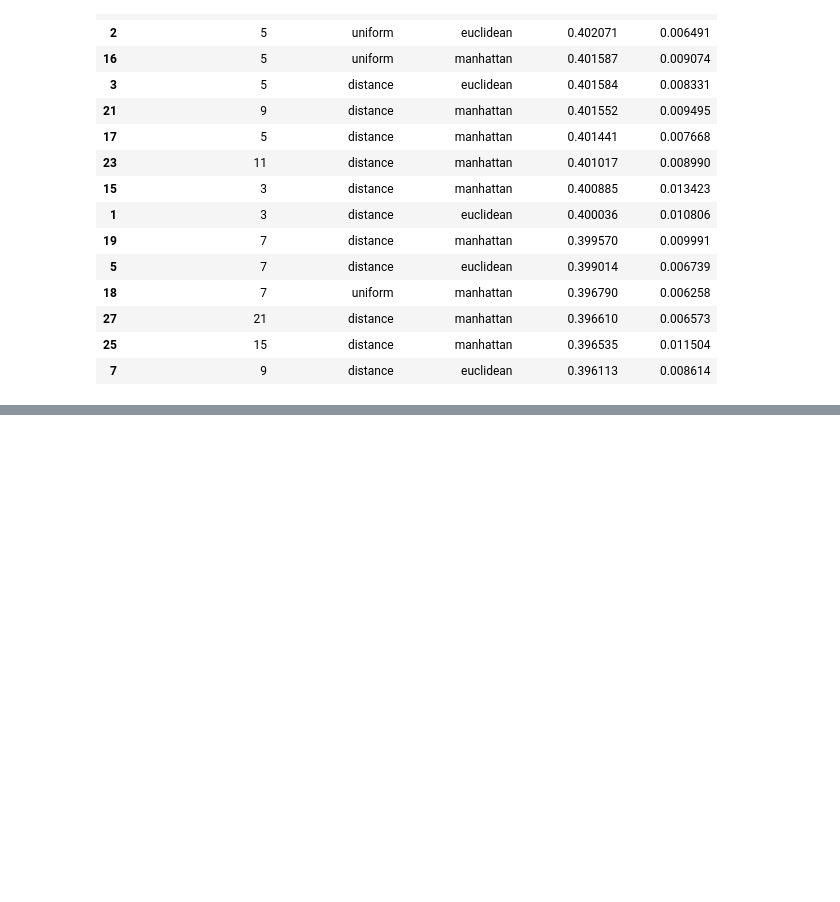
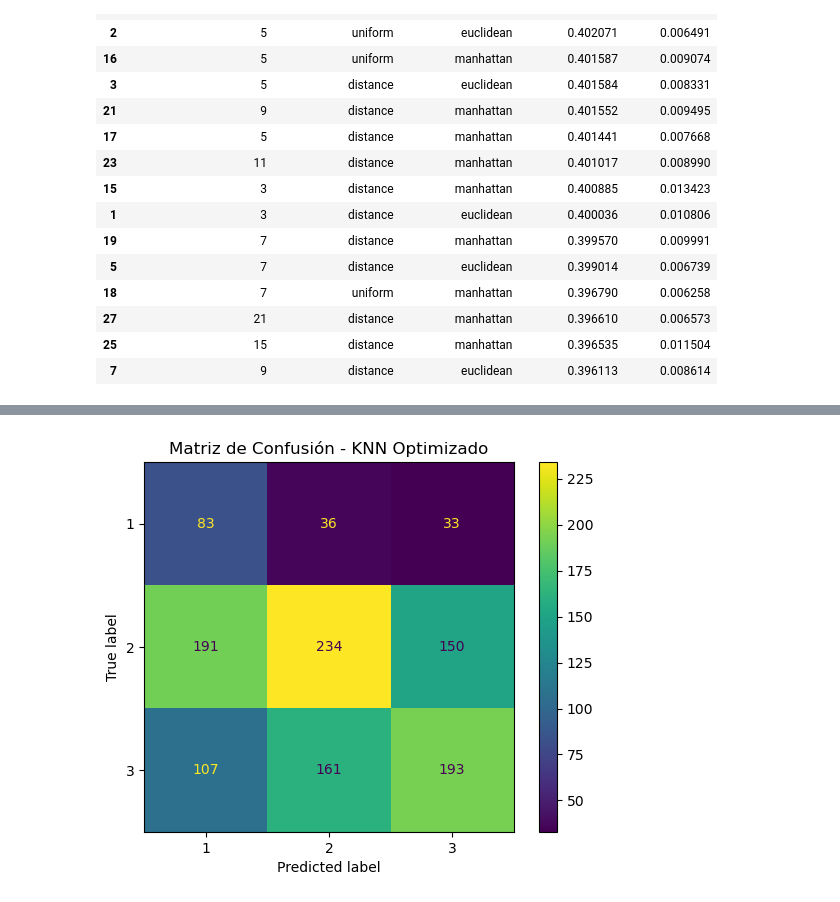
Before and after one commit to dvazquez1981/tp_final_AdM, a Jupyter notebook: TPG_Final.ipynb, the cells around one changed output, grey strips where cells are left out. Cells and saved outputs as stored; diff of their text form; code cells hidden in the pictures; blank space fills up the shorter version.

```diff
--- a/TPG_Final.ipynb
+++ b/TPG_Final.ipynb
@@ -2666,0 +2734,21 @@ resultados_knn[
+# %%
+# ============================================================
+# MATRIZ DE CONFUSIÓN - KNN OPTIMIZADO
+# ============================================================
+
+cm_knn = confusion_matrix(
+    y_test,
+    y_pred_knn_best
+)
+
+disp = ConfusionMatrixDisplay(
+    confusion_matrix=cm_knn,
+    display_labels=sorted(y_test.unique())
+)
+
+disp.plot()
+
+plt.title("Matriz de Confusión - KNN Optimizado")
+plt.show()
+# %% [output]
+[figure, added]
```
Also changed, not shown: parts of 2 cells of this notebook.
